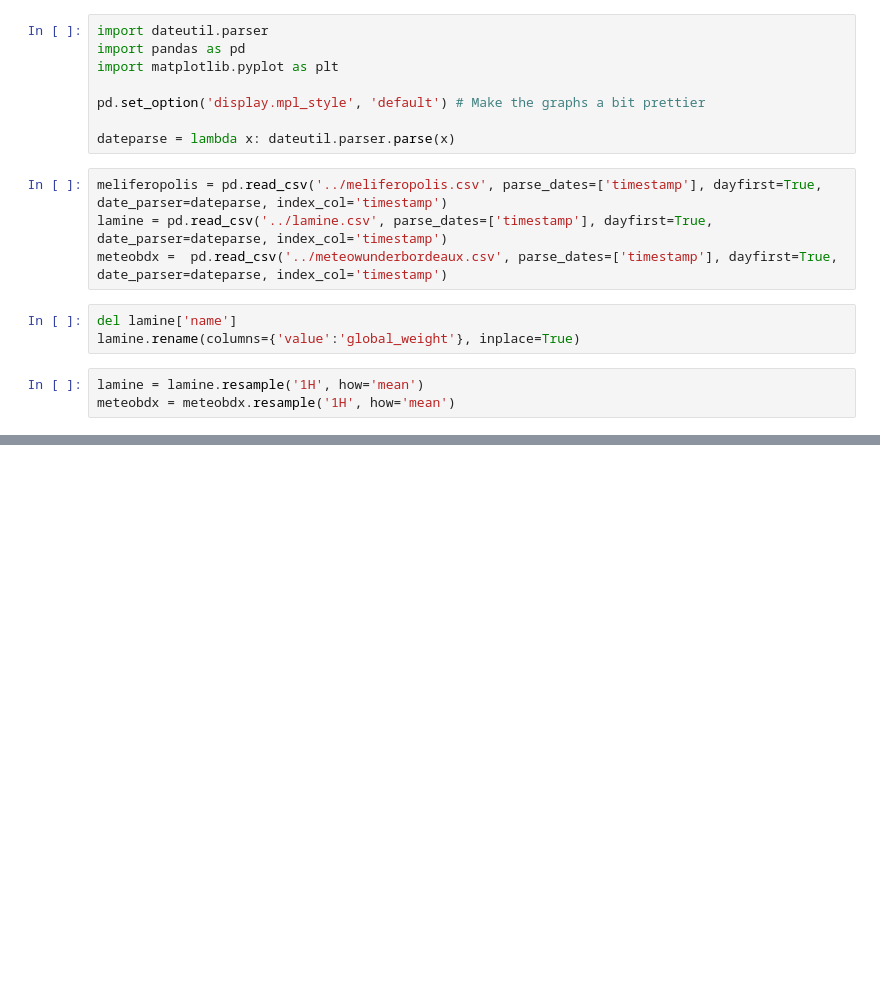
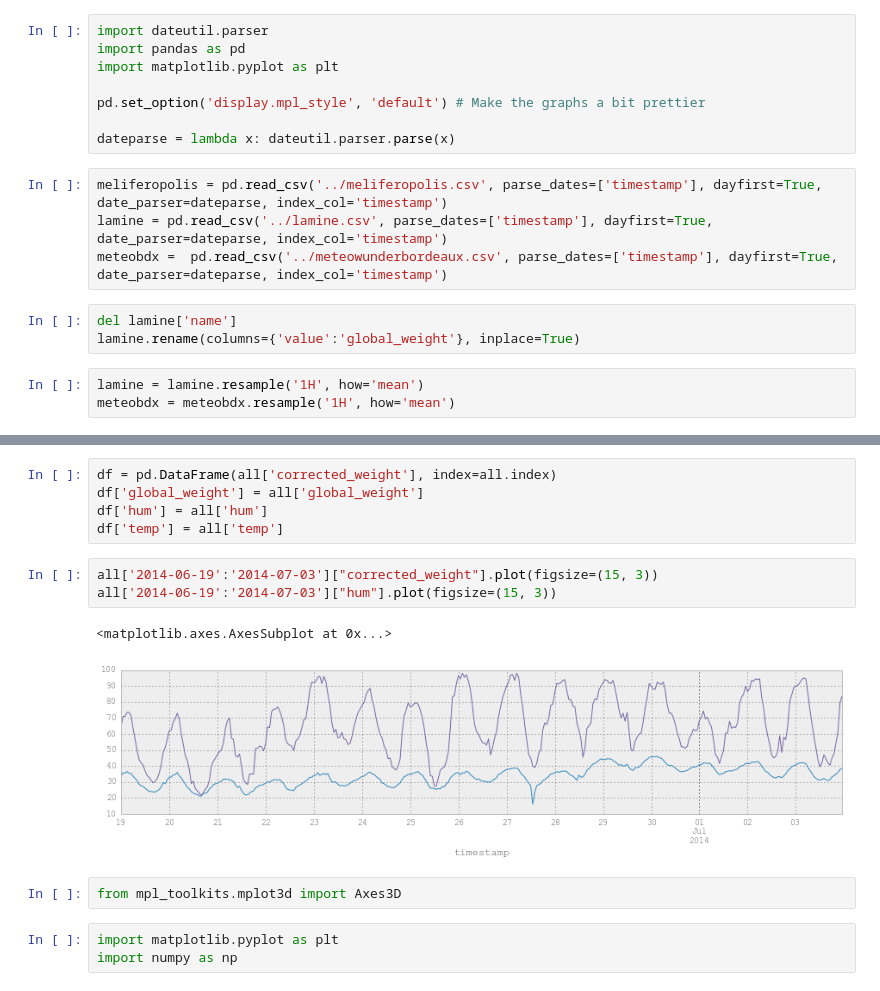
Before and after one commit to mathieue/openbeelab, a Jupyter notebook: ipython/get-all-data-and-merge.ipynb, the cells around one changed output, grey strips where cells are left out. Drawn from its saved outputs; the diff is of its cells as text; blank space fills up the shorter version.

Commit message:
ipython gets datas

```diff
--- a/ipython/get-all-data-and-merge.ipynb
+++ b/ipython/get-all-data-and-merge.ipynb
@@ -50,0 +54,16 @@ array([[Axes(0.125,0.70625;0.19375x0.19375),
+# %%
+df = pd.DataFrame(all['corrected_weight'], index=all.index)
+df['global_weight'] = all['global_weight']
+df['hum'] = all['hum']
+df['temp'] = all['temp']
+# %%
+all['2014-06-19':'2014-07-03']["corrected_weight"].plot(figsize=(15, 3))
+all['2014-06-19':'2014-07-03']["hum"].plot(figsize=(15, 3))
+# %% [output]
+<matplotlib.axes.AxesSubplot at 0x...>
+[figure, added]
+# %%
+from mpl_toolkits.mplot3d import Axes3D
+# %%
+import matplotlib.pyplot as plt
+import numpy as np
```
Also changed, not shown: parts of 8 cells of this notebook.
